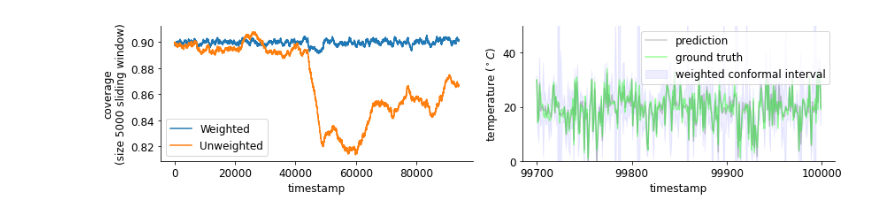
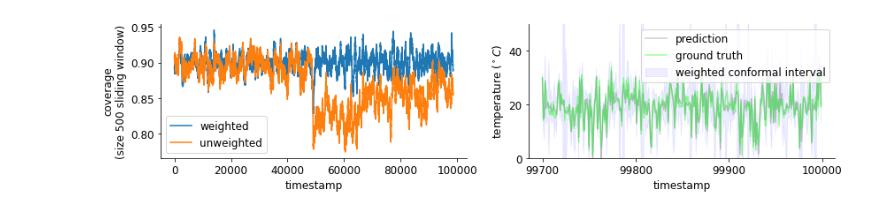
Before and after one commit to aangelopoulos/conformal-prediction, a Jupyter notebook: notebooks/weather-time-series-distribution-shift.ipynb, the cells around one changed output. Drawn from its saved outputs; the diff is of its cells as text; code cells hidden in the pictures.

Commit message:
[changed window size time-series]

```diff
--- a/notebooks/weather-time-series-distribution-shift.ipynb
+++ b/notebooks/weather-time-series-distribution-shift.ipynb
@@ -49,34 +49,34 @@ naive_prediction_sets = [pred_mean[K+1:] - pred_uncertainty[K+1:]*naive_qhats, p
 # %%
 # Calculate coverage over time
 covered = ( temperatures[K+1:] >= prediction_sets[0] ) & ( temperatures[K+1:] <= prediction_sets[1] )
-coverage_over_time = moving_average(covered, 5000)
+coverage_over_time = moving_average(covered, 500)
 naive_covered = ( temperatures[K+1:] >= naive_prediction_sets[0] ) & ( temperatures[K+1:] <= naive_prediction_sets[1] )
-naive_coverage_over_time = moving_average(naive_covered, 5000)
+naive_coverage_over_time = moving_average(naive_covered, 500)
 # %%
 # Plot prediction sets and coverage over time
 plt.rcParams.update({'font.size': 12})
 fig, axs = plt.subplots(1,2,figsize=(12,3))
 
-axs[0].plot(coverage_over_time, label='Weighted');
-axs[0].plot(naive_coverage_over_time, label='Unweighted');
+axs[0].plot(coverage_over_time, label='weighted');
+axs[0].plot(naive_coverage_over_time, label='unweighted');
 sns.despine(ax=axs[0],top=True,right=True)
 axs[0].set_xlabel('timestamp')
-axs[0].set_ylabel(f'coverage\n(size 5000 sliding window)')
+axs[0].set_ylabel(f'coverage\n(size 500 sliding window)')
 axs[0].legend()
 
 start_point = 99700
 timestamps = np.array(range(start_point,pred_mean[K+1:].shape[0]+K+1))
 axs[1].plot(timestamps,pred_mean[start_point:],color='#00000033',label='prediction')
 axs[1].plot(timestamps,temperatures[start_point:],color='#00FF0066', label='ground truth')
 sns.despine(ax=axs[1],top=True,right=True)
 axs[1].fill_between(timestamps, prediction_sets[0][start_point-K-1:], prediction_sets[1][start_point-K-1:], color='#0000FF11', label='weighted conformal interval');
 axs[1].set_ylim(0,50);
 axs[1].locator_params(tight=True, nbins=4)
 axs[1].set_xlabel('timestamp')
 axs[1].set_ylabel(r'temperature ($^\circ C$)')
 axs[1].legend(loc='upper right');
 plt.tight_layout()
 
 plt.savefig('../data/weather/weather-results.pdf',)
 # %% [output]
-[figure, old version]
+[figure, new version]
```
